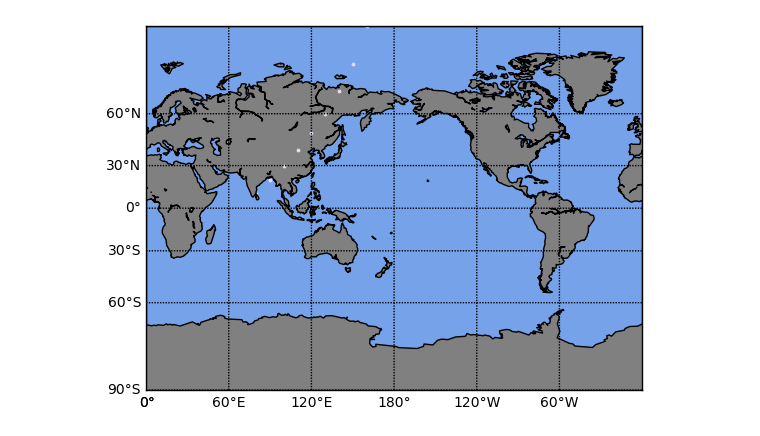
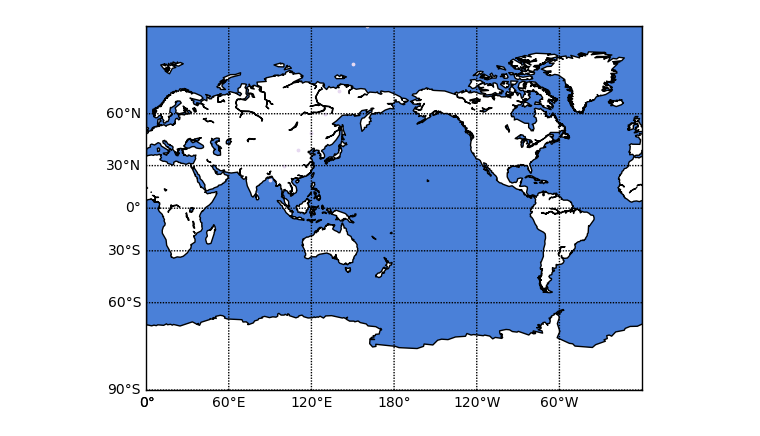
Before and after one commit to svet111/sirius_climate_2024, a Jupyter notebook: draw_plots.ipynb, the cells around one changed output. Drawn from its saved outputs; the diff is of its cells as text; code cells hidden in the pictures.

Commit message:
change colors a bit

```diff
--- a/draw_plots.ipynb
+++ b/draw_plots.ipynb
@@ -4,27 +4,28 @@ from mpl_toolkits.basemap import Basemap
 import matplotlib.pyplot as plt
 from datetime import datetime
 
-BLUE = "#76A2E9"
+BLUE = "#3670CF"
+LIGHT_BLUE = "#4A80D8"
 LIGHT_MAGENTA = "#E7D9F1"
 # %%
 # miller projection
 map = Basemap(projection='mill',lon_0=180)
 # plot coastlines, draw label meridians and parallels.
 map.drawcoastlines()
 map.drawparallels(np.arange(-90,90,30),labels=[1,0,0,0])
 map.drawmeridians(np.arange(map.lonmin,map.lonmax+30,60),labels=[0,0,0,1])
 # fill continents 'coral' (with zorder=0), color wet areas 'aqua'
-map.fillcontinents(color='gray',lake_color=BLUE)
+map.fillcontinents(color='white',lake_color=LIGHT_BLUE)
 
 lats = [10, 20, 30, 40, 50, 60, 70, 80, 90, 100]
 lons = [10, 20, 30, 40, 50, 60, 70, 80, 90, 100]
 lons = [l+70 for l in lons]
 x, y = map(lons,lats)
-map.drawmapboundary(fill_color=BLUE)
+map.drawmapboundary(fill_color=LIGHT_BLUE)
 map.scatter(x,y,3,marker='o',color=LIGHT_MAGENTA)
 # plt.title('Locations of %s ARGO floats active between %s and %s' %\
 #         (len(lats),date1,date2),fontsize=12)
 
 plt.show()
 # %% [output]
-[figure, old version]
+[figure, new version]
```
